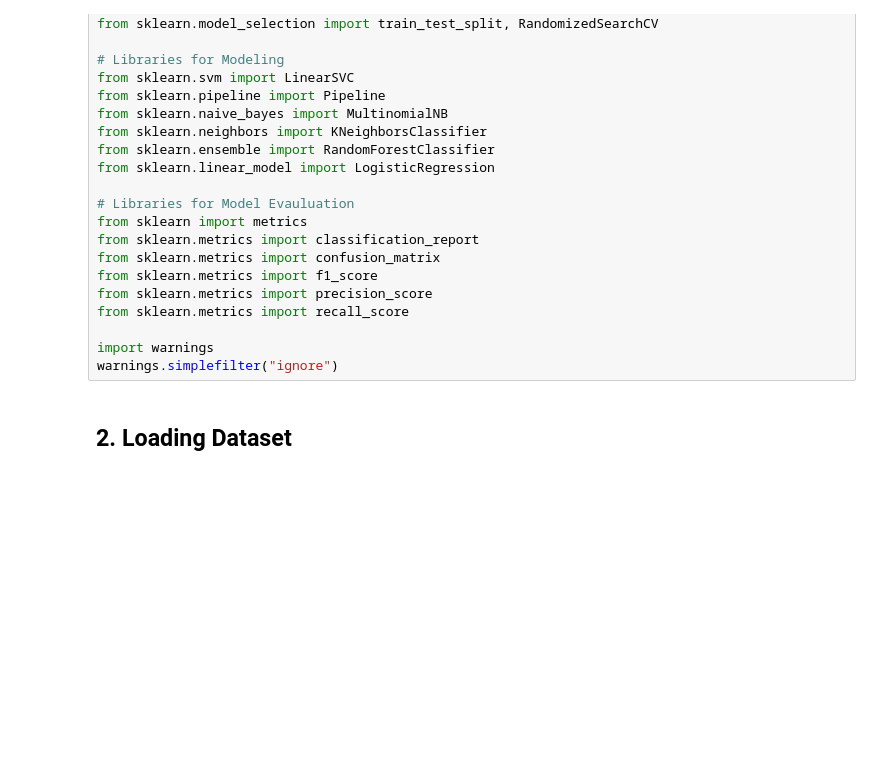
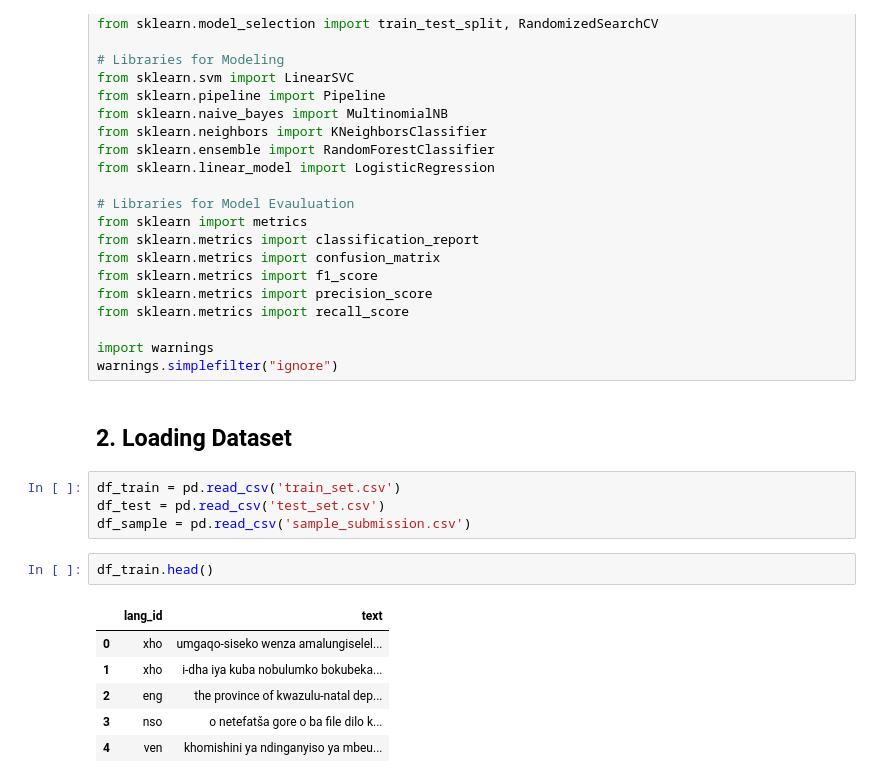
Before and after one commit to Ubasinachi-Eleonu/Advanced-Classification-Hackathon, a Jupyter notebook: Advanced Classification Hackathon Notebook.ipynb, the cells around one changed output. Drawn from its saved outputs; the diff is of its cells as text; blank space fills up the shorter version.

```diff
--- a/Advanced Classification Hackathon Notebook.ipynb
+++ b/Advanced Classification Hackathon Notebook.ipynb
@@ -90,3 +87,16 @@ import warnings
 warnings.simplefilter("ignore")
 # %% [markdown]
 ## 2. Loading Dataset
+# %%
+df_train = pd.read_csv('train_set.csv')
+df_test = pd.read_csv('test_set.csv')
+df_sample = pd.read_csv('sample_submission.csv')
+# %%
+df_train.head()
+# %% [output]
+|  | lang_id | text |
+| 0 | xho | umgaqo-siseko wenza amalungiselel... |
+| 1 | xho | i-dha iya kuba nobulumko bokubeka... |
+| 2 | eng | the province of kwazulu-natal dep... |
+| 3 | nso | o netefatša gore o ba file dilo k... |
+| 4 | ven | khomishini ya ndinganyiso ya mbeu... |
```
Also changed, not shown: parts of 48 cells of this notebook.
